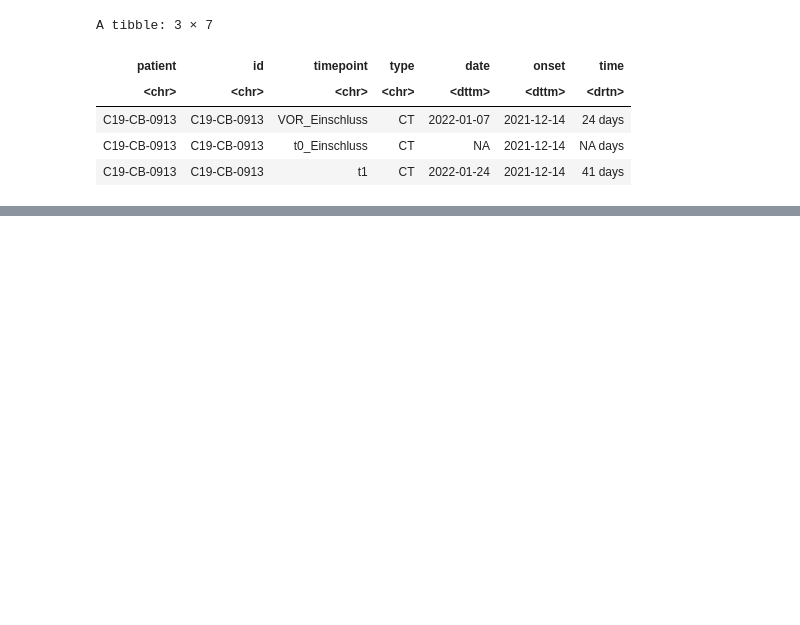
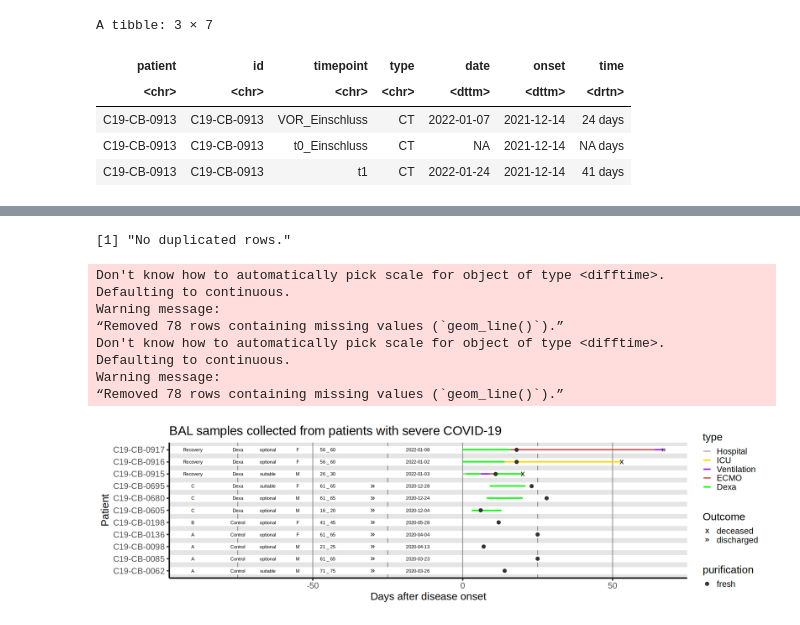
Before and after one commit to saliba-lab/covid19-bal-atlas-integration, a Jupyter notebook: bin/overview_patient-cohort.ipynb, the cells around one changed output, grey strips where cells are left out. Drawn from its saved outputs; the diff is of its cells as text; code cells hidden in the pictures; blank space fills up the shorter version.

```diff
--- a/bin/overview_patient-cohort.ipynb
+++ b/bin/overview_patient-cohort.ipynb
@@ -321,0 +314,66 @@ Warning message:
+# %%
+# Subset for Dexa analysis
+tidy$dexa_selection <- tidy$Dexa_category_str %in% c("suitable", "optional") &
+!tidy$time > 30 & tidy$purification != "frozen"
+tidy$dexa_selection[is.na(tidy$dexa_selection)] <- FALSE
+dexa <- tidy[tidy$dexa_selection, ]
+dexa$patient <- factor(dexa$patient)
+dtl <- tl[which(tl$patient %in% levels(dexa$patient)), ]
+
+# Index
+if (any(duplicated(dexa$patient))) {
+    print("Duplicated rows present. Beware of overplotting.")
+} else {
+    print("No duplicated rows.")
+}
+ind <- which(!duplicated(dexa$patient))
+pt <- dexa[ind, ]
+
+# Plot
+options(repr.plot.width=18, repr.plot.height=5)
+ggplot(dexa, aes(time, patient)) +
+geom_point(size = 1, shape = 21, stroke = .1) +
+geom_text(data = pt, aes(-15, patient, label = onset_label), size = 3, col = "black") + # Onset date
+geom_text(data = pt, aes(-45, patient, label = age),  # Age
+          size = 3, col = "black") +
+geom_line(data = dtl, aes(time, patient, col = type, group = patient), linewidth = 1) +
+geom_text(data = pt, aes(-55, patient, label = sex), # Sex
+           col = "black", size=3) +
+geom_point(data = pt[!is.na(pt$endpoint_date), ], aes(endpoint_date - onset, patient, shape = outcome), # Outcome
+           col = "black", size=5) +
+geom_point(data = pt[is.na(pt$endpoint_date),], aes(-30, patient, shape = outcome), # Outcome
+           col = "black", size=5) +
+geom_text(data = pt, aes(-75, patient, label = Dexa_group), # Dexa
+           col = "black", size=3) +
+geom_text(data = pt, aes(-65, patient, label = Dexa_category_str), # Dexa category
+           col = "black", size=3) +
+geom_text(data = pt, aes(-90, patient, label = cohort), # Cohort
+           col = "black", size=3) +
+geom_point(aes(fill = purification), size = 3, shape = 21, stroke = .25) +
+scale_shape_manual(values = shape$endpoint) +
+scale_color_manual(values=cols$type) +
+scale_fill_manual(values = cols$purification) +
+labs(x = paste("Days after disease onset"), y = "Patient",
+    title = "BAL samples collected from patients with severe COVID-19") +
+theme_classic(20) +
+    theme(
+      strip.text.y = ggplot2::element_text(angle = 0),
+      panel.background = ggplot2::element_rect(fill = "grey90"),
+      panel.grid.major.y = ggplot2::element_line(color = "white", size = 5),
+      panel.grid.major.x = ggplot2::element_line(size = .5, color = "grey50"),
+      panel.grid.minor.x = ggplot2::element_line(size = .5, color = "grey50")
+    ) +
+guides(shape = guide_legend(title = "Outcome"))
+fn <- paste0(plot_dir, "sample-overview-dexa.png")
+ggsave(fn, width=18, height=5, bg="white")
+# %% [output]
+[1] "No duplicated rows."
+Don't know how to automatically pick scale for object of type <difftime>.
+Defaulting to continuous.
+Warning message:
+“Removed 78 rows containing missing values (`geom_line()`).”
+Don't know how to automatically pick scale for object of type <difftime>.
+Defaulting to continuous.
+Warning message:
+“Removed 78 rows containing missing values (`geom_line()`).”
+[figure, added]
```
Also changed, not shown: parts of 10 cells of this notebook, 2 other files.
